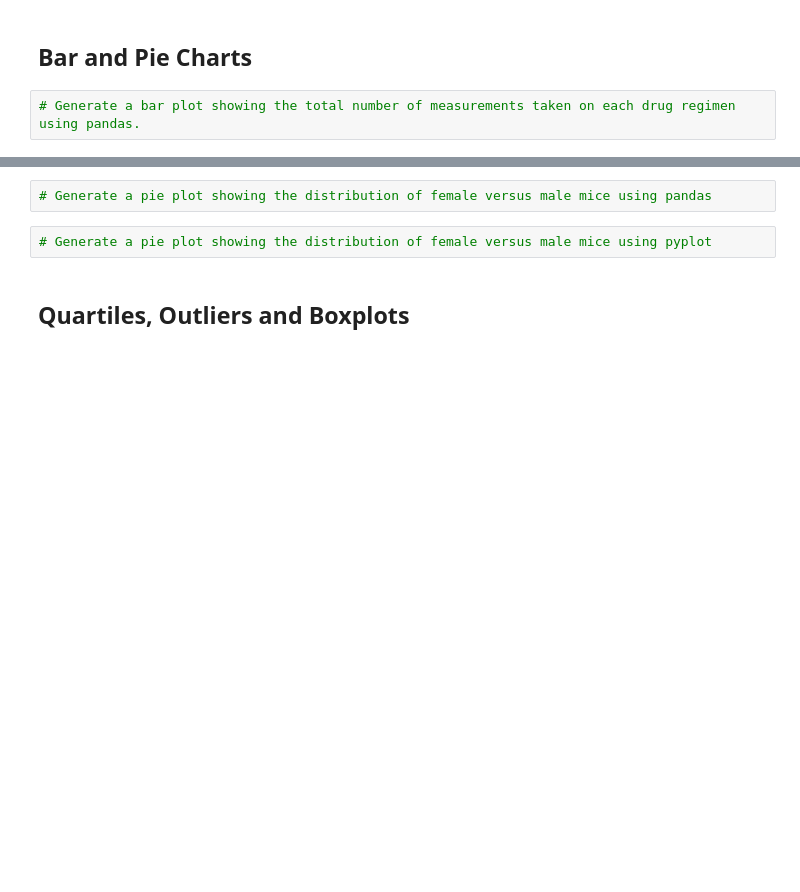
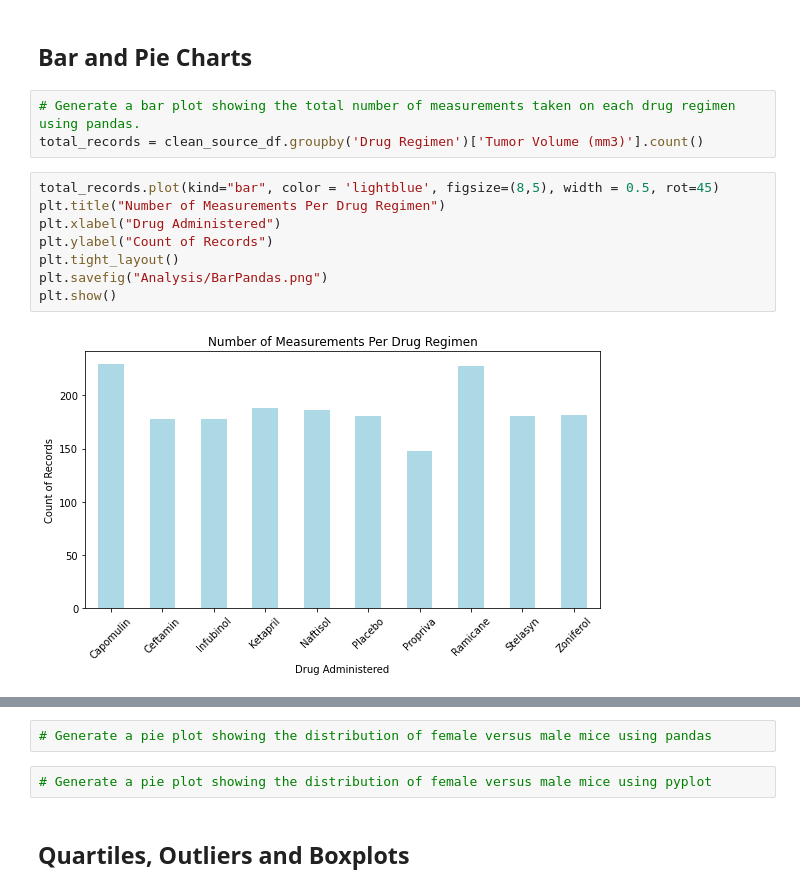
Before and after one commit to bminhas01/matplotlib-challenge, a Jupyter notebook: pymaceuticals_starter.ipynb, the cells around one changed output, grey strips where cells are left out. Drawn from its saved outputs; the diff is of its cells as text; blank space fills up the shorter version.

Commit message:
Summary Analysis Complete

```diff
--- a/pymaceuticals_starter.ipynb
+++ b/pymaceuticals_starter.ipynb
@@ -87,5 +131,16 @@ clean_num_mice
 ## Bar and Pie Charts
 # %%
 # Generate a bar plot showing the total number of measurements taken on each drug regimen using pandas.
+total_records = clean_source_df.groupby('Drug Regimen')['Tumor Volume (mm3)'].count()
+# %%
+total_records.plot(kind="bar", color = 'lightblue', figsize=(8,5), width = 0.5, rot=45)
+plt.title("Number of Measurements Per Drug Regimen")
+plt.xlabel("Drug Administered")
+plt.ylabel("Count of Records")
+plt.tight_layout()
+plt.savefig("Analysis/BarPandas.png")
+plt.show()
+# %% [output]
+[figure, added]
 # %%
 # Generate a bar plot showing the total number of measurements taken on each drug regimen using pyplot.
```
Also changed, not shown: parts of 6 cells of this notebook, 2 other files.
